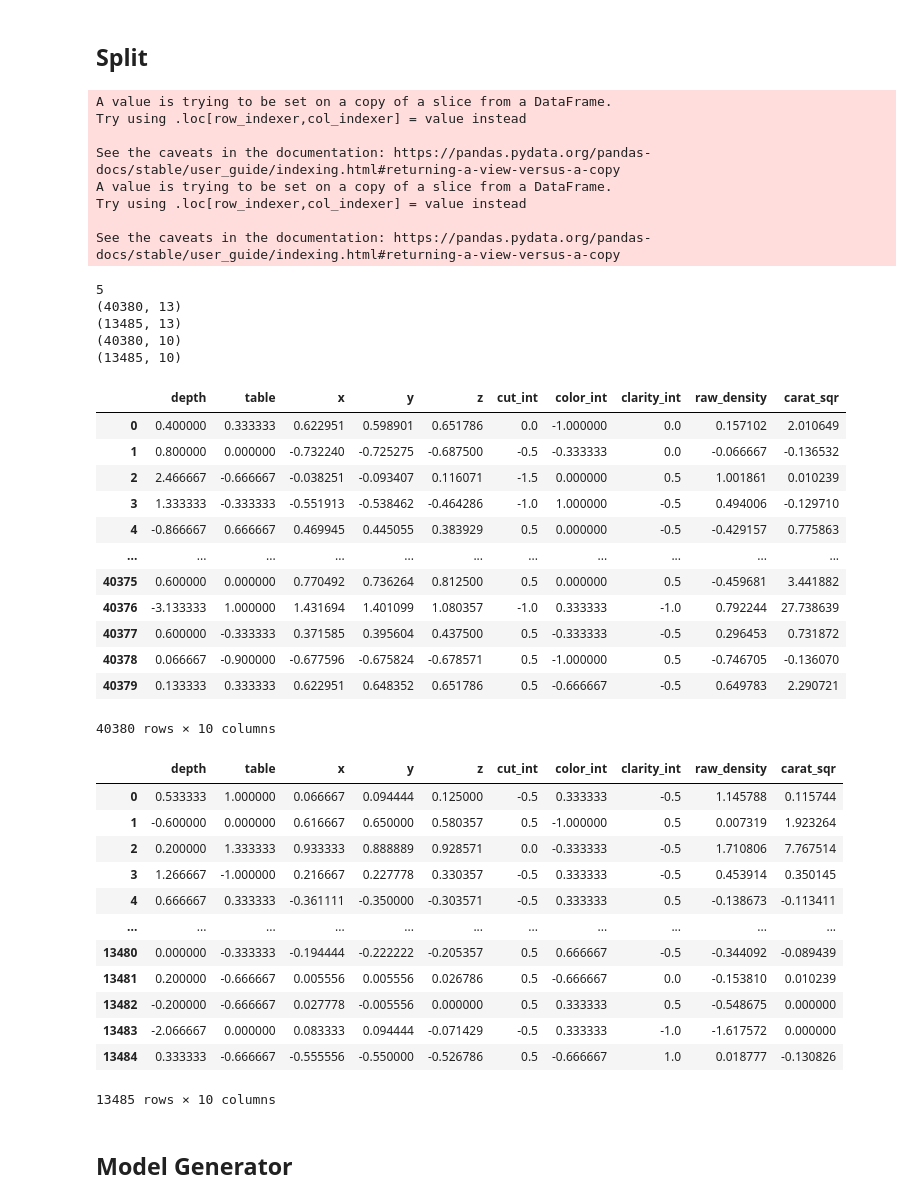
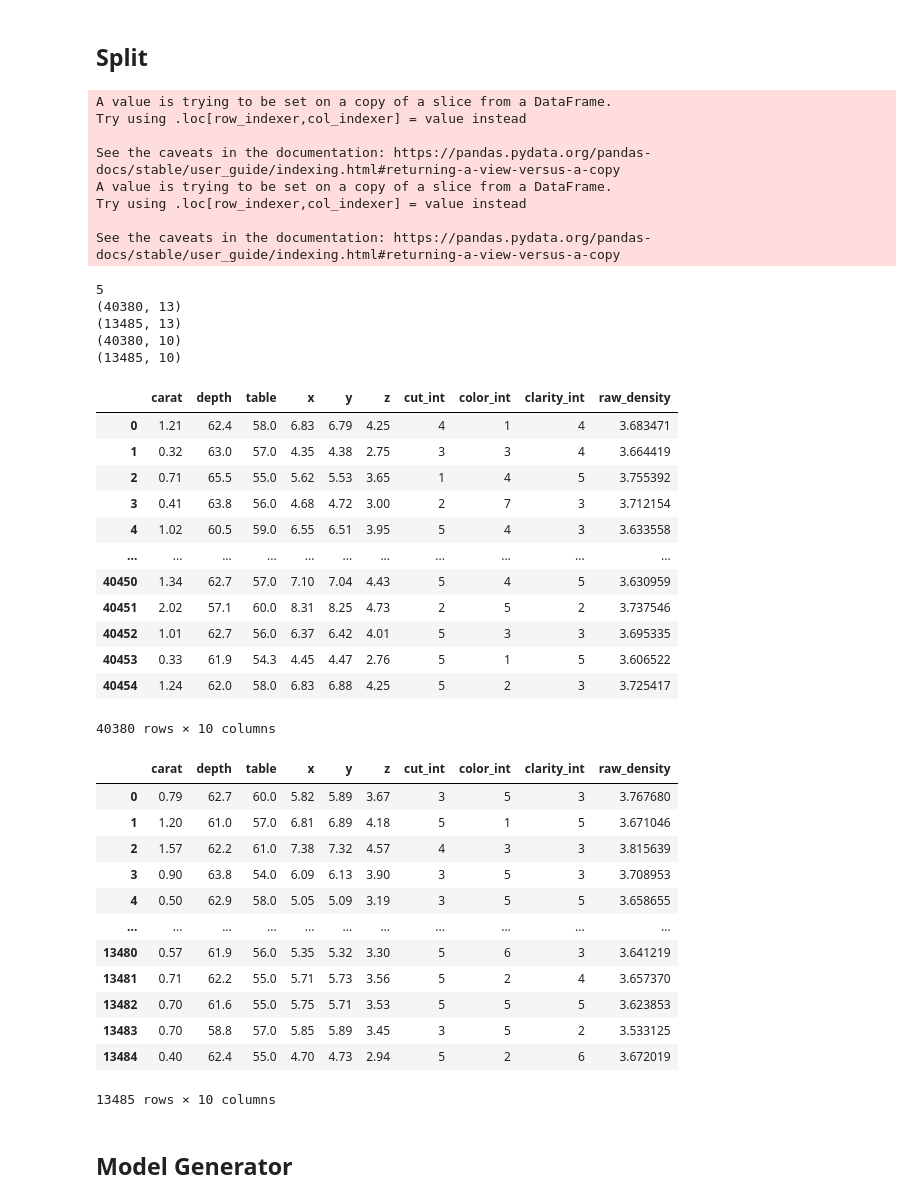
Before and after one commit to carpiero/Kaggle_Competition_Machine_Learning, a Jupyter notebook: notebooks/NotebookML002.ipynb, the cells around one changed output. Drawn from its saved outputs; the diff is of its cells as text; code cells hidden in the pictures.

```diff
--- a/notebooks/NotebookML002.ipynb
+++ b/notebooks/NotebookML002.ipynb
@@ -118,7 +118,7 @@ dfd=dfd.drop(columns=['marketing_carat_int', 'cut_int','color_int', 'clarity_int
 # StackingRegressor           504.43703022069695
 
 
-df=df.drop(columns=['cut','color', 'clarity','marketing_carat','marketing_carat_int','cut_color_clarity_score','carat'])
+df=df.drop(columns=['cut','color', 'clarity','marketing_carat','marketing_carat_int','cut_color_clarity_score','carat_sqr'])
 
 
 #RandomForestRegressor        536.8794322366753
@@ -192,64 +192,64 @@ X_predict=df_predict.drop(columns=['price','df_original','id'])
 
 # rs= StandardScaler()
 
-rs = RobustScaler()
+# rs = RobustScaler()
 
-X = pd.DataFrame(rs.fit_transform(X), columns= X.columns)
-X_predict = pd.DataFrame(rs.fit_transform(X_predict), columns= X_predict.columns)
+# X = pd.DataFrame(rs.fit_transform(X), columns= X.columns)
+# X_predict = pd.DataFrame(rs.fit_transform(X_predict), columns= X_predict.columns)
 
 
 df_predict.to_csv('../data/processed/df_predict.csv',index=False)
 X.to_csv('../data/processed/X.csv',index=False)
 Y.to_csv('../data/processed/Y.csv',index=False)
 X_predict.to_csv('../data/processed/X_predict.csv',index=False)
 
 
 print(5)
 print(data.shape)
 print(df_predict.shape)
 print(X.shape)
 print(X_predict.shape)
 display(X)
 display(X_predict)
 # %% [output]
 A value is trying to be set on a copy of a slice from a DataFrame.
 Try using .loc[row_indexer,col_indexer] = value instead
 
 See the caveats in the documentation: https://pandas.pydata.org/pandas-docs/stable/user_guide/indexing.html#returning-a-view-versus-a-copy
 A value is trying to be set on a copy of a slice from a DataFrame.
 Try using .loc[row_indexer,col_indexer] = value instead
 
 See the caveats in the documentation: https://pandas.pydata.org/pandas-docs/stable/user_guide/indexing.html#returning-a-view-versus-a-copy
 5
 (40380, 13)
 (13485, 13)
 (40380, 10)
 (13485, 10)
-|  | depth | table | x | y | z | cut_int | color_int | clarity_int | raw_density | carat_sqr |
-| 0 | 0.400000 | 0.333333 | 0.622951 | 0.598901 | 0.651786 | 0.0 | -1.000000 | 0.0 | 0.157102 | 2.010649 |
-| 1 | 0.800000 | 0.000000 | -0.732240 | -0.725275 | -0.687500 | -0.5 | -0.333333 | 0.0 | -0.066667 | -0.136532 |
-| 2 | 2.466667 | -0.666667 | -0.038251 | -0.093407 | 0.116071 | -1.5 | 0.000000 | 0.5 | 1.001861 | 0.010239 |
-| 3 | 1.333333 | -0.333333 | -0.551913 | -0.538462 | -0.464286 | -1.0 | 1.000000 | -0.5 | 0.494006 | -0.129710 |
-| 4 | -0.866667 | 0.666667 | 0.469945 | 0.445055 | 0.383929 | 0.5 | 0.000000 | -0.5 | -0.429157 | 0.775863 |
+|  | carat | depth | table | x | y | z | cut_int | color_int | clarity_int | raw_density |
+| 0 | 1.21 | 62.4 | 58.0 | 6.83 | 6.79 | 4.25 | 4 | 1 | 4 | 3.683471 |
+| 1 | 0.32 | 63.0 | 57.0 | 4.35 | 4.38 | 2.75 | 3 | 3 | 4 | 3.664419 |
+| 2 | 0.71 | 65.5 | 55.0 | 5.62 | 5.53 | 3.65 | 1 | 4 | 5 | 3.755392 |
+| 3 | 0.41 | 63.8 | 56.0 | 4.68 | 4.72 | 3.00 | 2 | 7 | 3 | 3.712154 |
+| 4 | 1.02 | 60.5 | 59.0 | 6.55 | 6.51 | 3.95 | 5 | 4 | 3 | 3.633558 |
 | ... | ... | ... | ... | ... | ... | ... | ... | ... | ... | ... |
-| 40375 | 0.600000 | 0.000000 | 0.770492 | 0.736264 | 0.812500 | 0.5 | 0.000000 | 0.5 | -0.459681 | 3.441882 |
-| 40376 | -3.133333 | 1.000000 | 1.431694 | 1.401099 | 1.080357 | -1.0 | 0.333333 | -1.0 | 0.792244 | 27.738639 |
-| 40377 | 0.600000 | -0.333333 | 0.371585 | 0.395604 | 0.437500 | 0.5 | -0.333333 | -0.5 | 0.296453 | 0.731872 |
-| 40378 | 0.066667 | -0.900000 | -0.677596 | -0.675824 | -0.678571 | 0.5 | -1.000000 | 0.5 | -0.746705 | -0.136070 |
-| 40379 | 0.133333 | 0.333333 | 0.622951 | 0.648352 | 0.651786 | 0.5 | -0.666667 | -0.5 | 0.649783 | 2.290721 |
+| 40450 | 1.34 | 62.7 | 57.0 | 7.10 | 7.04 | 4.43 | 5 | 4 | 5 | 3.630959 |
+| 40451 | 2.02 | 57.1 | 60.0 | 8.31 | 8.25 | 4.73 | 2 | 5 | 2 | 3.737546 |
+| 40452 | 1.01 | 62.7 | 56.0 | 6.37 | 6.42 | 4.01 | 5 | 3 | 3 | 3.695335 |
+| 40453 | 0.33 | 61.9 | 54.3 | 4.45 | 4.47 | 2.76 | 5 | 1 | 5 | 3.606522 |
+| 40454 | 1.24 | 62.0 | 58.0 | 6.83 | 6.88 | 4.25 | 5 | 2 | 3 | 3.725417 |
 40380 rows × 10 columns
-|  | depth | table | x | y | z | cut_int | color_int | clarity_int | raw_density | carat_sqr |
-| 0 | 0.533333 | 1.000000 | 0.066667 | 0.094444 | 0.125000 | -0.5 | 0.333333 | -0.5 | 1.145788 | 0.115744 |
-| 1 | -0.600000 | 0.000000 | 0.616667 | 0.650000 | 0.580357 | 0.5 | -1.000000 | 0.5 | 0.007319 | 1.923264 |
-| 2 | 0.200000 | 1.333333 | 0.933333 | 0.888889 | 0.928571 | 0.0 | -0.333333 | -0.5 | 1.710806 | 7.767514 |
-| 3 | 1.266667 | -1.000000 | 0.216667 | 0.227778 | 0.330357 | -0.5 | 0.333333 | -0.5 | 0.453914 | 0.350145 |
-| 4 | 0.666667 | 0.333333 | -0.361111 | -0.350000 | -0.303571 | -0.5 | 0.333333 | 0.5 | -0.138673 | -0.113411 |
+|  | carat | depth | table | x | y | z | cut_int | color_int | clarity_int | raw_density |
+| 0 | 0.79 | 62.7 | 60.0 | 5.82 | 5.89 | 3.67 | 3 | 5 | 3 | 3.767680 |
+| 1 | 1.20 | 61.0 | 57.0 | 6.81 | 6.89 | 4.18 | 5 | 1 | 5 | 3.671046 |
+| 2 | 1.57 | 62.2 | 61.0 | 7.38 | 7.32 | 4.57 | 4 | 3 | 3 | 3.815639 |
+| 3 | 0.90 | 63.8 | 54.0 | 6.09 | 6.13 | 3.90 | 3 | 5 | 3 | 3.708953 |
+| 4 | 0.50 | 62.9 | 58.0 | 5.05 | 5.09 | 3.19 | 3 | 5 | 5 | 3.658655 |
 | ... | ... | ... | ... | ... | ... | ... | ... | ... | ... | ... |
-| 13480 | 0.000000 | -0.333333 | -0.194444 | -0.222222 | -0.205357 | 0.5 | 0.666667 | -0.5 | -0.344092 | -0.089439 |
-| 13481 | 0.200000 | -0.666667 | 0.005556 | 0.005556 | 0.026786 | 0.5 | -0.666667 | 0.0 | -0.153810 | 0.010239 |
-| 13482 | -0.200000 | -0.666667 | 0.027778 | -0.005556 | 0.000000 | 0.5 | 0.333333 | 0.5 | -0.548675 | 0.000000 |
-| 13483 | -2.066667 | 0.000000 | 0.083333 | 0.094444 | -0.071429 | -0.5 | 0.333333 | -1.0 | -1.617572 | 0.000000 |
-| 13484 | 0.333333 | -0.666667 | -0.555556 | -0.550000 | -0.526786 | 0.5 | -0.666667 | 1.0 | 0.018777 | -0.130826 |
+| 13480 | 0.57 | 61.9 | 56.0 | 5.35 | 5.32 | 3.30 | 5 | 6 | 3 | 3.641219 |
+| 13481 | 0.71 | 62.2 | 55.0 | 5.71 | 5.73 | 3.56 | 5 | 2 | 4 | 3.657370 |
+| 13482 | 0.70 | 61.6 | 55.0 | 5.75 | 5.71 | 3.53 | 5 | 5 | 5 | 3.623853 |
+| 13483 | 0.70 | 58.8 | 57.0 | 5.85 | 5.89 | 3.45 | 3 | 5 | 2 | 3.533125 |
+| 13484 | 0.40 | 62.4 | 55.0 | 4.70 | 4.73 | 2.94 | 5 | 2 | 6 | 3.672019 |
 13485 rows × 10 columns
 # %% [markdown]
 ## Model Generator
```
Also changed, not shown: parts of 17 cells of this notebook, 11 other files.
